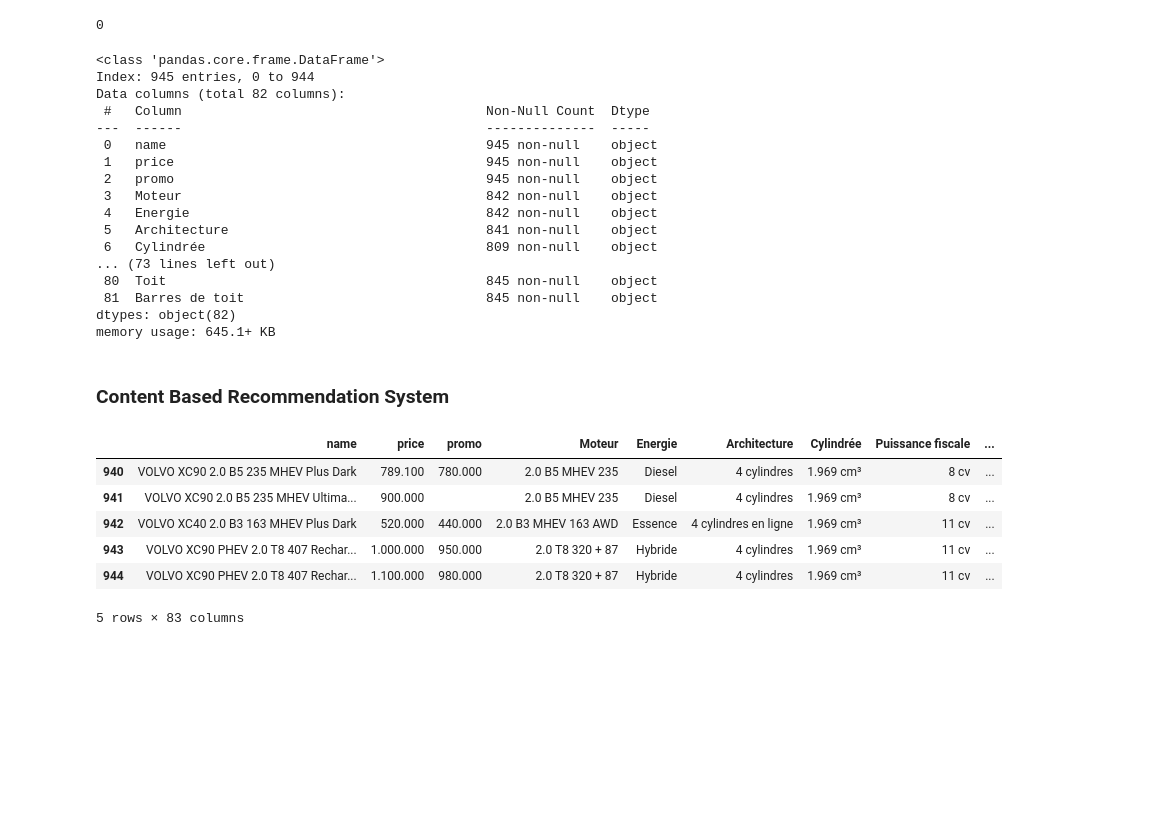
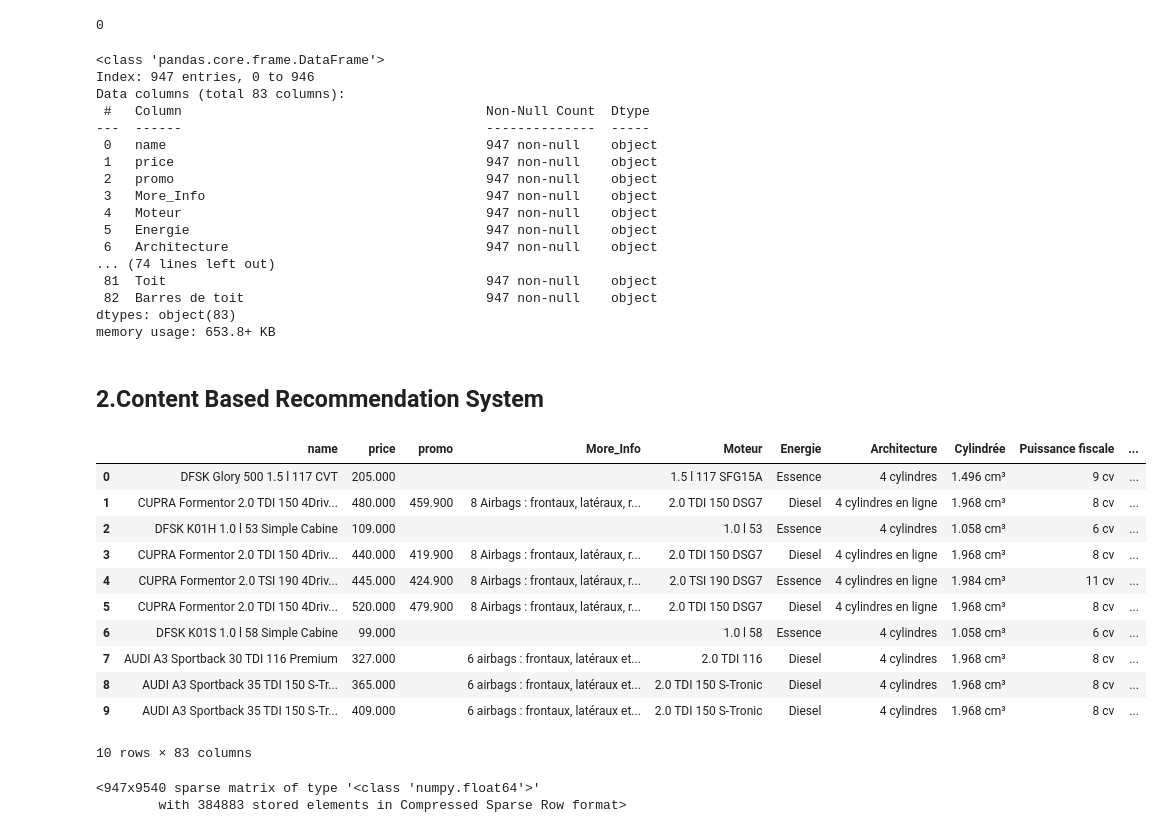
Before and after one commit to Heisenberghj7/Cars-Recommendation, a Jupyter notebook: Cars_Recommendation.ipynb, the cells around one changed output. Cells and saved outputs as stored; diff of their text form; code cells hidden in the pictures; blank space fills up the shorter version.

Commit message:
Content Based Recommendation

```diff
--- a/Cars_Recommendation.ipynb
+++ b/Cars_Recommendation.ipynb
@@ -102,6 +95,10 @@ def clean_text(text):
 
 for column in New_Cars.columns:
     New_Cars[column]=New_Cars[column].apply(clean_text)
+# %%
+def clean_moreInfo(text):
+    return text.replace("•","")
+New_Cars["More_Info"]=New_Cars["More_Info"].apply(clean_moreInfo)
 # %%
 New_Cars= New_Cars.fillna('')
 # %%
@@ -112,31 +109,36 @@ New_Cars.duplicated().sum()
 New_Cars.info()
 # %% [output]
 <class 'pandas.core.frame.DataFrame'>
-Index: 945 entries, 0 to 944
-Data columns (total 82 columns):
+Index: 947 entries, 0 to 946
+Data columns (total 83 columns):
  #   Column                                       Non-Null Count  Dtype
 ---  ------                                       --------------  -----
- 0   name                                         945 non-null    object
- 1   price                                        945 non-null    object
- 2   promo                                        945 non-null    object
- 3   Moteur                                       842 non-null    object
- 4   Energie                                      842 non-null    object
- 5   Architecture                                 841 non-null    object
- 6   Cylindrée                                    809 non-null    object
-... (73 lines left out)
- 80  Toit                                         845 non-null    object
- 81  Barres de toit                               845 non-null    object
-dtypes: object(82)
-memory usage: 645.1+ KB
+ 0   name                                         947 non-null    object
+ 1   price                                        947 non-null    object
+ 2   promo                                        947 non-null    object
+ 3   More_Info                                    947 non-null    object
+ 4   Moteur                                       947 non-null    object
+ 5   Energie                                      947 non-null    object
+ 6   Architecture                                 947 non-null    object
+... (74 lines left out)
+ 81  Toit                                         947 non-null    object
+ 82  Barres de toit                               947 non-null    object
+dtypes: object(83)
+memory usage: 653.8+ KB
 # %% [markdown]
-### Content Based Recommendation System
+## 2.Content Based Recommendation System
-# %%
-New_Cars.tail()
-# %% [output]
-|  | name | price | promo | Moteur | Energie | Architecture | Cylindrée | Puissance fiscale | ... |
-| 940 | VOLVO XC90 2.0 B5 235 MHEV Plus Dark | 789.100 | 780.000 | 2.0 B5 MHEV 235 | Diesel | 4 cylindres | 1.969 cm³ | 8 cv | ... |
-| 941 | VOLVO XC90 2.0 B5 235 MHEV Ultima... | 900.000 |  | 2.0 B5 MHEV 235 | Diesel | 4 cylindres | 1.969 cm³ | 8 cv | ... |
-| 942 | VOLVO XC40 2.0 B3 163 MHEV Plus Dark | 520.000 | 440.000 | 2.0 B3 MHEV 163 AWD | Essence | 4 cylindres en ligne | 1.969 cm³ | 11 cv | ... |
-| 943 | VOLVO XC90 PHEV 2.0 T8 407 Rechar... | 1.000.000 | 950.000 | 2.0 T8 320 + 87 | Hybride | 4 cylindres | 1.969 cm³ | 11 cv | ... |
-| 944 | VOLVO XC90 PHEV 2.0 T8 407 Rechar... | 1.100.000 | 980.000 | 2.0 T8 320 + 87 | Hybride | 4 cylindres | 1.969 cm³ | 11 cv | ... |
-5 rows × 83 columns
+# %%
+New_Cars.head(10)
+# %% [output]
+|  | name | price | promo | More_Info | Moteur | Energie | Architecture | Cylindrée | Puissance fiscale | ... |
+| 0 | DFSK Glory 500 1.5 l 117 CVT | 205.000 |  |  | 1.5 l 117 SFG15A | Essence | 4 cylindres | 1.496 cm³ | 9 cv | ... |
+| 1 | CUPRA Formentor 2.0 TDI 150 4Driv... | 480.000 | 459.900 | 8 Airbags : frontaux, latéraux, r... | 2.0 TDI 150 DSG7 | Diesel | 4 cylindres en ligne | 1.968 cm³ | 8 cv | ... |
+| 2 | DFSK K01H 1.0 l 53 Simple Cabine | 109.000 |  |  | 1.0 l 53 | Essence | 4 cylindres | 1.058 cm³ | 6 cv | ... |
+| 3 | CUPRA Formentor 2.0 TDI 150 4Driv... | 440.000 | 419.900 | 8 Airbags : frontaux, latéraux, r... | 2.0 TDI 150 DSG7 | Diesel | 4 cylindres en ligne | 1.968 cm³ | 8 cv | ... |
+| 4 | CUPRA Formentor 2.0 TSI 190 4Driv... | 445.000 | 424.900 | 8 Airbags : frontaux, latéraux, r... | 2.0 TSI 190 DSG7 | Essence | 4 cylindres en ligne | 1.984 cm³ | 11 cv | ... |
+| 5 | CUPRA Formentor 2.0 TDI 150 4Driv... | 520.000 | 479.900 | 8 Airbags : frontaux, latéraux, r... | 2.0 TDI 150 DSG7 | Diesel | 4 cylindres en ligne | 1.968 cm³ | 8 cv | ... |
+| 6 | DFSK K01S 1.0 l 58 Simple Cabine | 99.000 |  |  | 1.0 l 58 | Essence | 4 cylindres | 1.058 cm³ | 6 cv | ... |
+| 7 | AUDI A3 Sportback 30 TDI 116 Premium | 327.000 |  | 6 airbags : frontaux, latéraux et... | 2.0 TDI 116 | Diesel | 4 cylindres | 1.968 cm³ | 8 cv | ... |
+| 8 | AUDI A3 Sportback 35 TDI 150 S-Tr... | 365.000 |  | 6 airbags : frontaux, latéraux et... | 2.0 TDI 150 S-Tronic | Diesel | 4 cylindres | 1.968 cm³ | 8 cv | ... |
+| 9 | AUDI A3 Sportback 35 TDI 150 S-Tr... | 409.000 |  | 6 airbags : frontaux, latéraux et... | 2.0 TDI 150 S-Tronic | Diesel | 4 cylindres | 1.968 cm³ | 8 cv | ... |
+10 rows × 83 columns
@@ -142,0 +168,5 @@ New_Cars.tail()
+# %%
+tfv_matrix
+# %% [output]
+<947x9540 sparse matrix of type '<class 'numpy.float64'>'
+        with 384883 stored elements in Compressed Sparse Row format>
```
Also changed, not shown: parts of 10 cells of this notebook, 4 other files.
